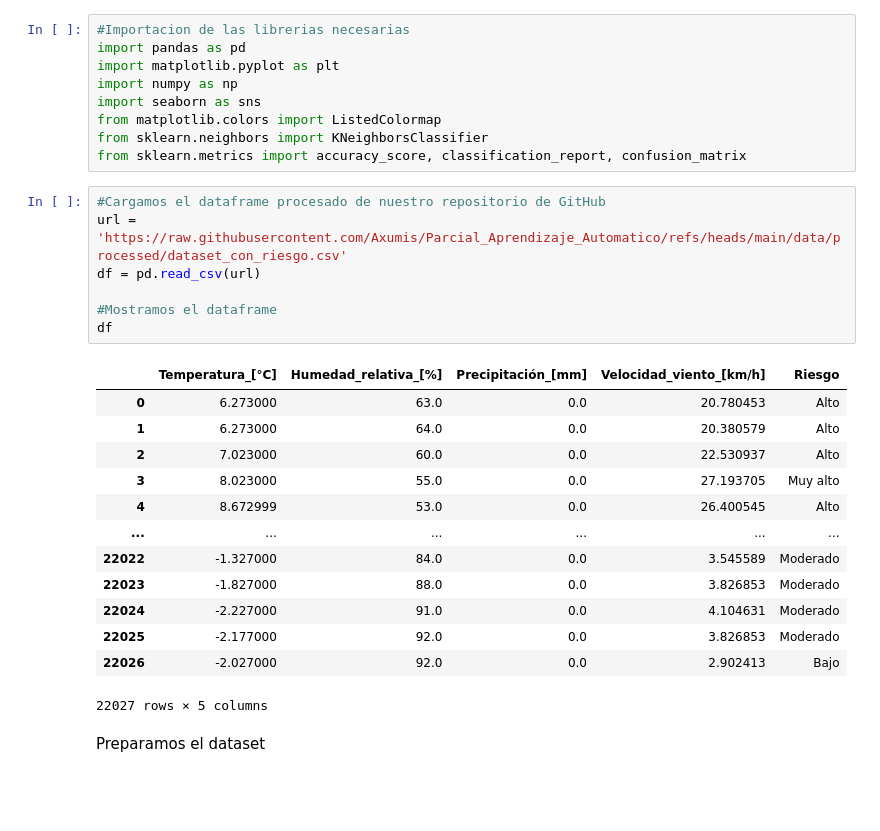
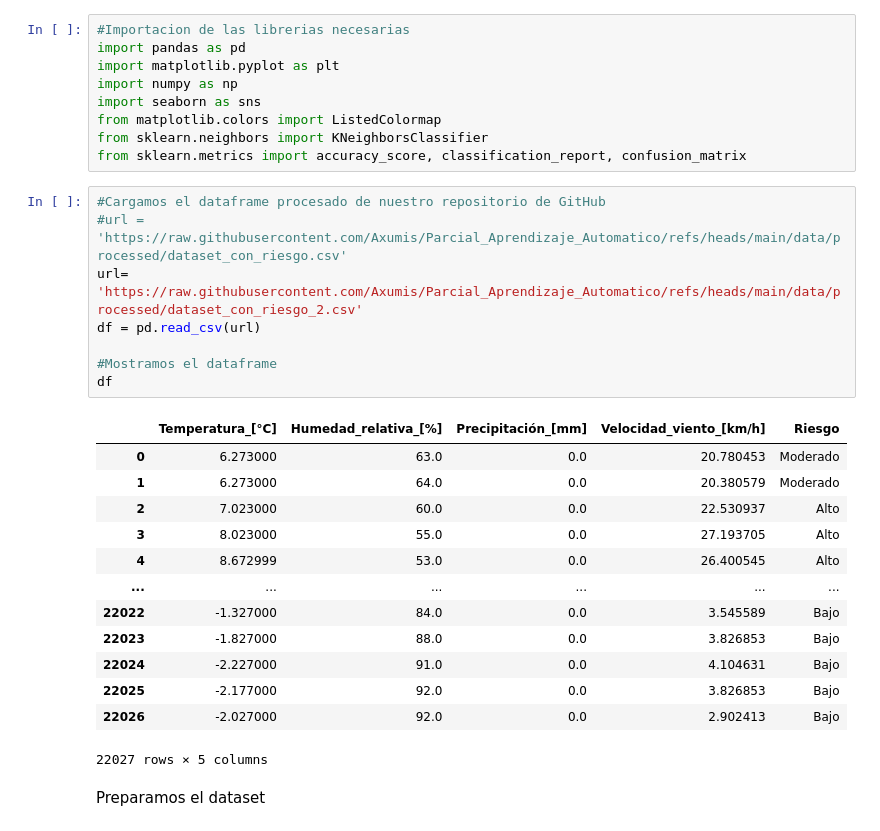
Before and after one commit to Axumis/Parcial_Aprendizaje_Automatico, a Jupyter notebook: models/Prueba_de_aprendizaje_automatico_entrenamiento.ipynb, the cells around one changed output. Cells and saved outputs as stored; diff of their text form; blank space fills up the shorter version.

```diff
--- a/models/Prueba_de_aprendizaje_automatico_entrenamiento.ipynb
+++ b/models/Prueba_de_aprendizaje_automatico_entrenamiento.ipynb
@@ -15,23 +15,24 @@ from sklearn.neighbors import KNeighborsClassifier
 from sklearn.metrics import accuracy_score, classification_report, confusion_matrix
 # %%
 #Cargamos el dataframe procesado de nuestro repositorio de GitHub
-url = 'https://raw.githubusercontent.com/Axumis/Parcial_Aprendizaje_Automatico/refs/heads/main/data/processed/dataset_con_riesgo.csv'
+#url = 'https://raw.githubusercontent.com/Axumis/Parcial_Aprendizaje_Automatico/refs/heads/main/data/processed/dataset_con_riesgo.csv'
+url= 'https://raw.githubusercontent.com/Axumis/Parcial_Aprendizaje_Automatico/refs/heads/main/data/processed/dataset_con_riesgo_2.csv'
 df = pd.read_csv(url)
 
 #Mostramos el dataframe
 df
 # %% [output]
 |  | Temperatura_[°C] | Humedad_relativa_[%] | Precipitación_[mm] | Velocidad_viento_[km/h] | Riesgo |
-| 0 | 6.273000 | 63.0 | 0.0 | 20.780453 | Alto |
-| 1 | 6.273000 | 64.0 | 0.0 | 20.380579 | Alto |
+| 0 | 6.273000 | 63.0 | 0.0 | 20.780453 | Moderado |
+| 1 | 6.273000 | 64.0 | 0.0 | 20.380579 | Moderado |
 | 2 | 7.023000 | 60.0 | 0.0 | 22.530937 | Alto |
-| 3 | 8.023000 | 55.0 | 0.0 | 27.193705 | Muy alto |
+| 3 | 8.023000 | 55.0 | 0.0 | 27.193705 | Alto |
 | 4 | 8.672999 | 53.0 | 0.0 | 26.400545 | Alto |
 | ... | ... | ... | ... | ... | ... |
-| 22022 | -1.327000 | 84.0 | 0.0 | 3.545589 | Moderado |
-| 22023 | -1.827000 | 88.0 | 0.0 | 3.826853 | Moderado |
-| 22024 | -2.227000 | 91.0 | 0.0 | 4.104631 | Moderado |
-| 22025 | -2.177000 | 92.0 | 0.0 | 3.826853 | Moderado |
+| 22022 | -1.327000 | 84.0 | 0.0 | 3.545589 | Bajo |
+| 22023 | -1.827000 | 88.0 | 0.0 | 3.826853 | Bajo |
+| 22024 | -2.227000 | 91.0 | 0.0 | 4.104631 | Bajo |
+| 22025 | -2.177000 | 92.0 | 0.0 | 3.826853 | Bajo |
 | 22026 | -2.027000 | 92.0 | 0.0 | 2.902413 | Bajo |
 22027 rows × 5 columns
 # %% [markdown]
```
Also changed, not shown: parts of 16 cells of this notebook.
